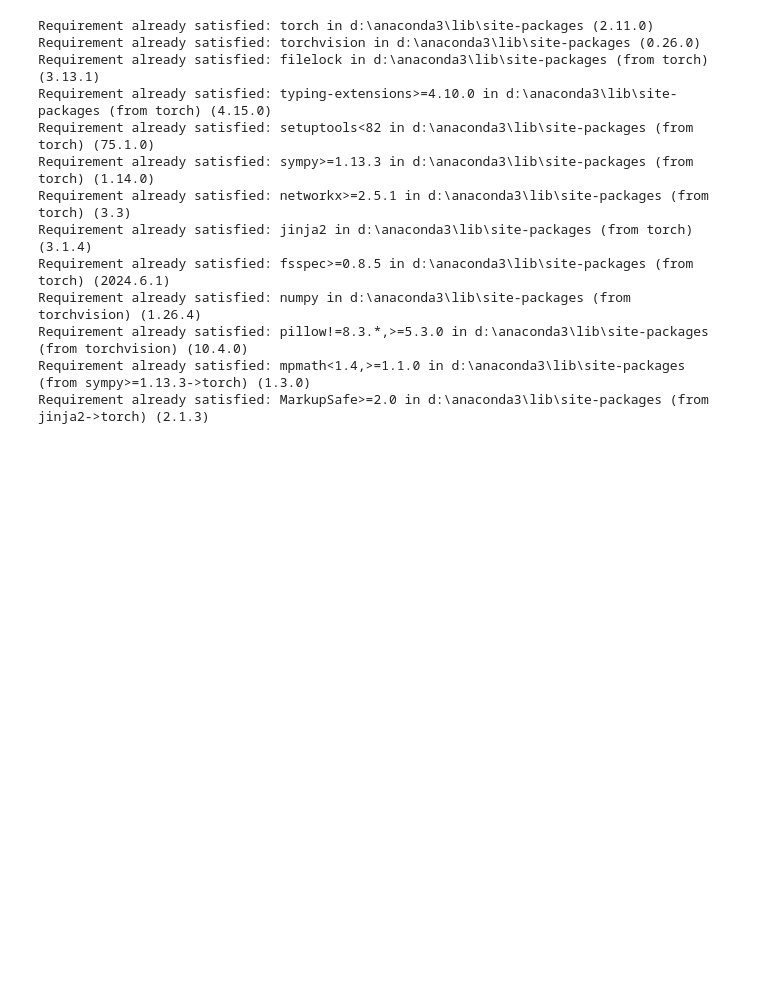
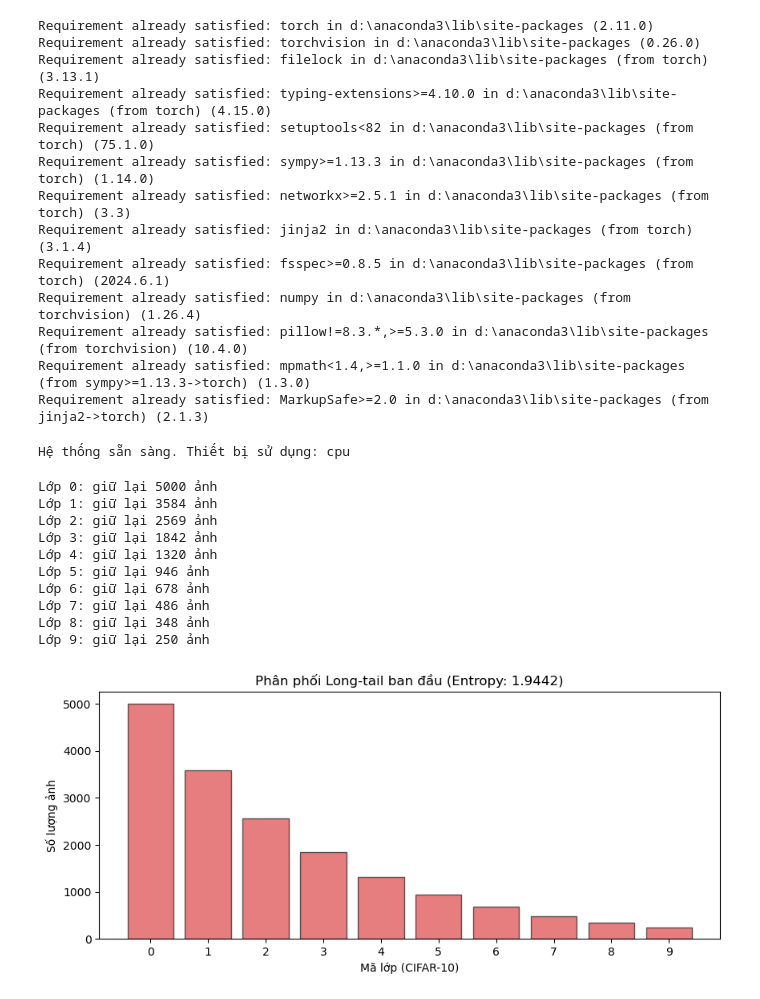
Before and after one commit to pqthinh232/Data-Mining-Lab-3-Clustering-and-its-applications, a Jupyter notebook: notebooks/03_new_dataset.ipynb, the cells around one changed output. Drawn from its saved outputs; the diff is of its cells as text; code cells hidden in the pictures; blank space fills up the shorter version.

```diff
--- a/notebooks/03_new_dataset.ipynb
+++ b/notebooks/03_new_dataset.ipynb
@@ -14,3 +14,54 @@ Requirement already satisfied: numpy in d:\anaconda3\lib\site-packages (from tor
 Requirement already satisfied: pillow!=8.3.*,>=5.3.0 in d:\anaconda3\lib\site-packages (from torchvision) (10.4.0)
 Requirement already satisfied: mpmath<1.4,>=1.1.0 in d:\anaconda3\lib\site-packages (from sympy>=1.13.3->torch) (1.3.0)
 Requirement already satisfied: MarkupSafe>=2.0 in d:\anaconda3\lib\site-packages (from jinja2->torch) (2.1.3)
+# %%
+import sys
+import os
+import torch
+import numpy as np
+import matplotlib.pyplot as plt
+import seaborn as sns
+from tqdm import tqdm
+from PIL import Image
+from torchvision import transforms
+from torch.utils.data import DataLoader, Dataset
+from sklearn.preprocessing import normalize
+from sklearn.cluster import KMeans
+from scipy.stats import entropy
+
+# Thêm thư mục gốc vào path để import src
+sys.path.append(os.path.abspath(os.path.join('..')))
+from src.utils import load_cifar10_longtail
+from src.model import hierarchical_kmeans_resampling
+from src.metrics import calculate_acc, calculate_nmi # Đảm bảo bạn đã có hàm này trong metrics.py
+
+device = torch.device("cuda" if torch.cuda.is_available() else "cpu")
+print(f"Hệ thống sẵn sàng. Thiết bị sử dụng: {device}")
+# %% [output]
+Hệ thống sẵn sàng. Thiết bị sử dụng: cpu
+# %%
+# Cấu hình: Lớp 0 có 5000 ảnh, Lớp 9 chỉ có 50 ảnh (Tỷ lệ 100 lần)
+PATH_CIFAR = '../data/cifar-10-batches-py'
+X_images, Y_labels = load_cifar10_longtail(PATH_CIFAR, imbalance_ratio=0.05)
+
+# Trực quan hóa độ lệch ban đầu
+classes, counts = np.unique(Y_labels, return_counts=True)
+plt.figure(figsize=(10, 4))
+plt.bar(classes, counts, color='tab:red', alpha=0.6, edgecolor='black')
+plt.title(f"Phân phối Long-tail ban đầu (Entropy: {entropy(counts/len(Y_labels)):.4f})")
+plt.xlabel("Mã lớp (CIFAR-10)")
+plt.ylabel("Số lượng ảnh")
+plt.xticks(range(10))
+plt.show()
+# %% [output]
+Lớp 0: giữ lại 5000 ảnh
+Lớp 1: giữ lại 3584 ảnh
+Lớp 2: giữ lại 2569 ảnh
+Lớp 3: giữ lại 1842 ảnh
+Lớp 4: giữ lại 1320 ảnh
+Lớp 5: giữ lại 946 ảnh
+Lớp 6: giữ lại 678 ảnh
+Lớp 7: giữ lại 486 ảnh
+Lớp 8: giữ lại 348 ảnh
+Lớp 9: giữ lại 250 ảnh
+[figure, added]
```
Also changed, not shown: parts of 11 cells of this notebook, 5 other files.
